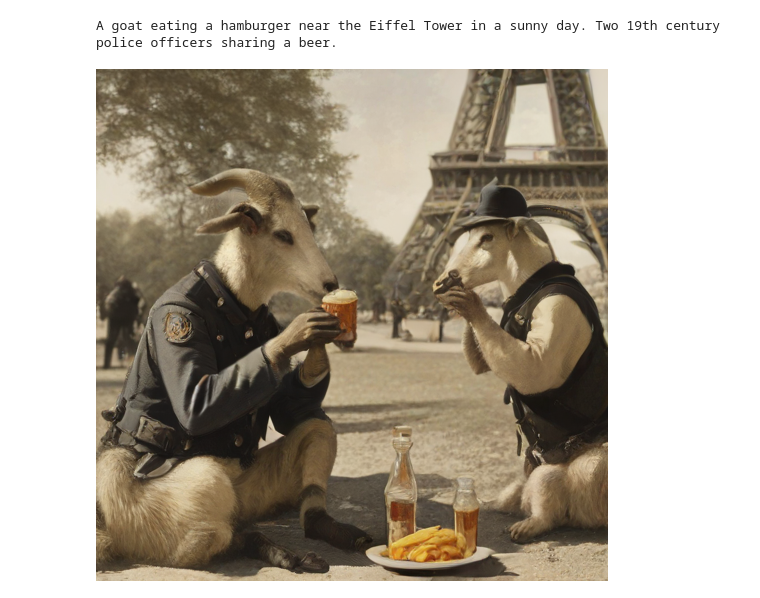
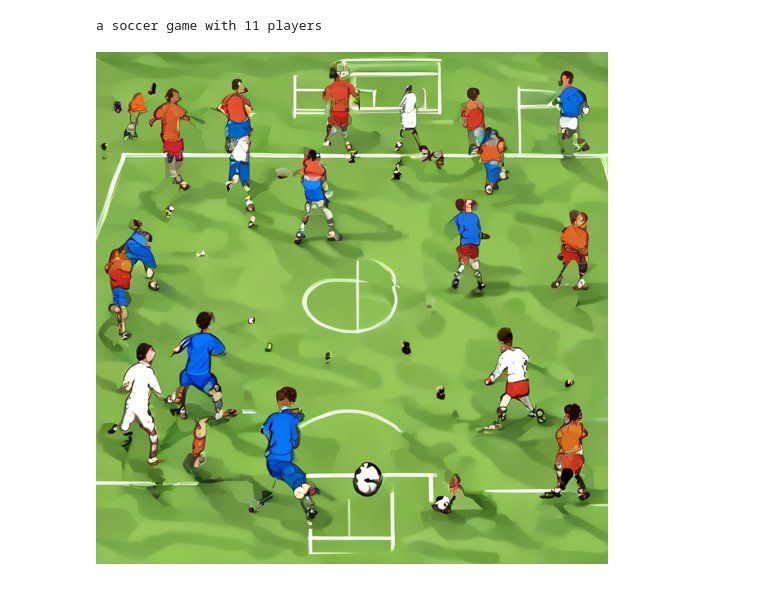
Before and after one commit to juanpsch/CEIA-LLMIAG, a Jupyter notebook: TPs/TP3/TP3.ipynb, the cells around one changed output. Saved outputs shown, nothing was run; the diff lists cells and outputs as text; code cells hidden in the pictures.

```diff
--- a/TPs/TP3/TP3.ipynb
+++ b/TPs/TP3/TP3.ipynb
@@ -5,15 +5,18 @@ import torch
 pipeline = AutoPipelineForText2Image.from_pretrained("stabilityai/sdxl-turbo", torch_dtype=torch.float16, variant="fp16")
 pipeline = pipeline.to("cuda")
 # %%
-prompt = "A goat eating a hamburger near the Eiffel Tower in a sunny day. "
-prompt = prompt + "Two 19th century police officers sharing a beer."
+prompt = "einstein and a tiger"
+prompt = "a turtle with her babies in a beach."
+prompt = "a soccer game with 11 players"
+
+
 print(prompt)
 
 pipeline_text2image = AutoPipelineForText2Image.from_pretrained("stabilityai/sdxl-turbo", torch_dtype=torch.float16, variant="fp16")
 pipeline_text2image = pipeline_text2image.to("cuda")
 
 image = pipeline_text2image(prompt=prompt, guidance_scale=0.0, num_inference_steps=1).images[0]
 image
 # %% [output]
-A goat eating a hamburger near the Eiffel Tower in a sunny day. Two 19th century police officers sharing a beer.
+a soccer game with 11 players
-[figure, old version]
+[figure, new version]
```
Also changed, not shown: 2 other files.
